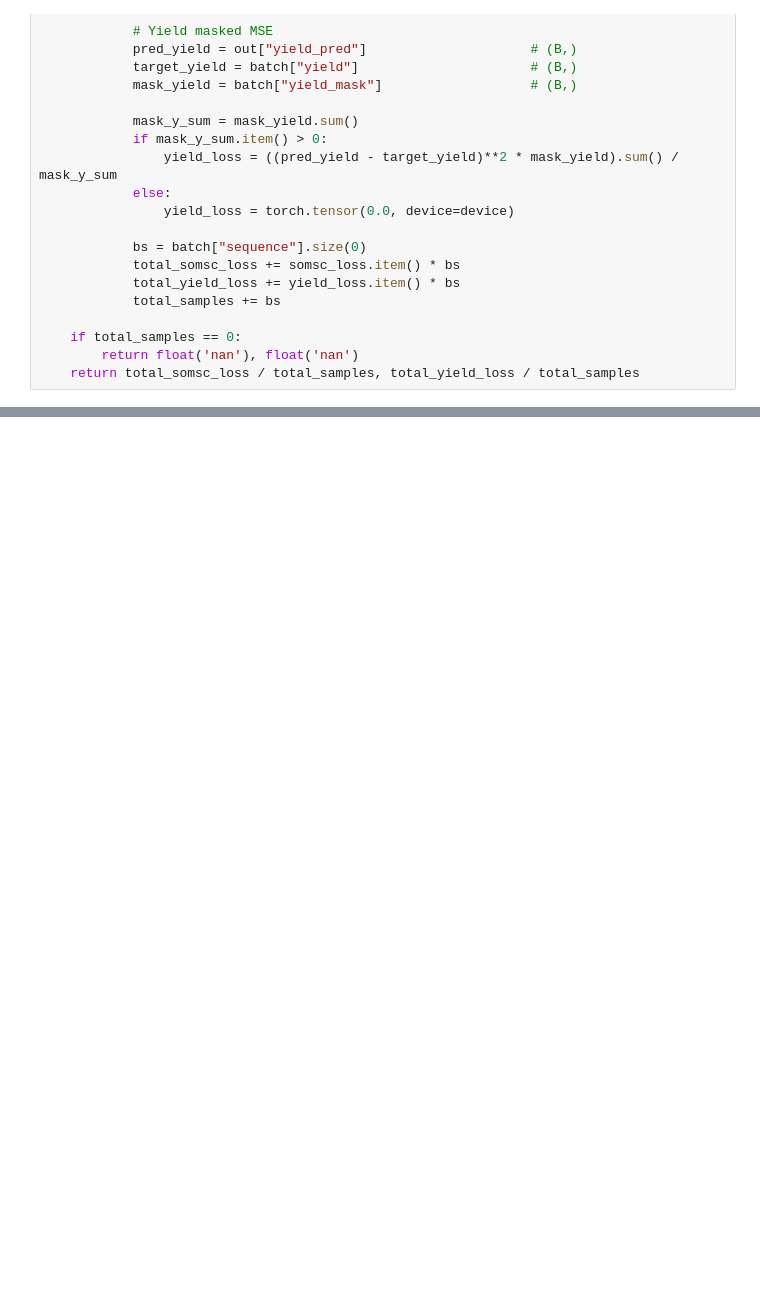
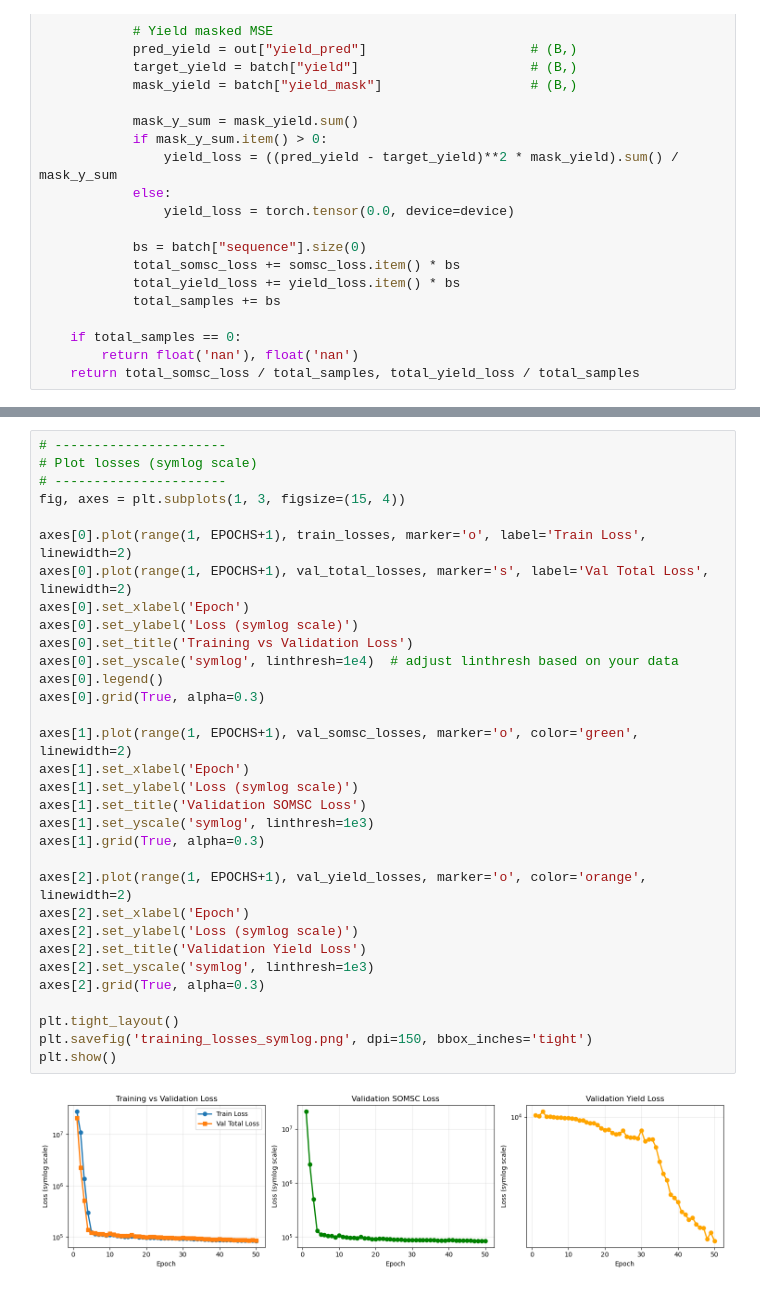
Before and after one commit to dwij2212/kgml-daycent, a Jupyter notebook: lib/train.ipynb, the cells around one changed output, grey strips where cells are left out. Cells and saved outputs as stored; diff of their text form; blank space fills up the shorter version.

```diff
--- a/lib/train.ipynb
+++ b/lib/train.ipynb
@@ -443,0 +579,34 @@ evaluate(model, test_loader, DEVICE)
+# %%
+# ----------------------
+# Plot losses (symlog scale)
+# ----------------------
+fig, axes = plt.subplots(1, 3, figsize=(15, 4))
+
+axes[0].plot(range(1, EPOCHS+1), train_losses, marker='o', label='Train Loss', linewidth=2)
+axes[0].plot(range(1, EPOCHS+1), val_total_losses, marker='s', label='Val Total Loss', linewidth=2)
+axes[0].set_xlabel('Epoch')
+axes[0].set_ylabel('Loss (symlog scale)')
+axes[0].set_title('Training vs Validation Loss')
+axes[0].set_yscale('symlog', linthresh=1e4)  # adjust linthresh based on your data
+axes[0].legend()
+axes[0].grid(True, alpha=0.3)
+
+axes[1].plot(range(1, EPOCHS+1), val_somsc_losses, marker='o', color='green', linewidth=2)
+axes[1].set_xlabel('Epoch')
+axes[1].set_ylabel('Loss (symlog scale)')
+axes[1].set_title('Validation SOMSC Loss')
+axes[1].set_yscale('symlog', linthresh=1e3)
+axes[1].grid(True, alpha=0.3)
+
+axes[2].plot(range(1, EPOCHS+1), val_yield_losses, marker='o', color='orange', linewidth=2)
+axes[2].set_xlabel('Epoch')
+axes[2].set_ylabel('Loss (symlog scale)')
+axes[2].set_title('Validation Yield Loss')
+axes[2].set_yscale('symlog', linthresh=1e3)
+axes[2].grid(True, alpha=0.3)
+
+plt.tight_layout()
+plt.savefig('training_losses_symlog.png', dpi=150, bbox_inches='tight')
+plt.show()
+# %% [output]
+[figure, added]
```
Also changed, not shown: parts of 10 cells of this notebook, 22 other files.
